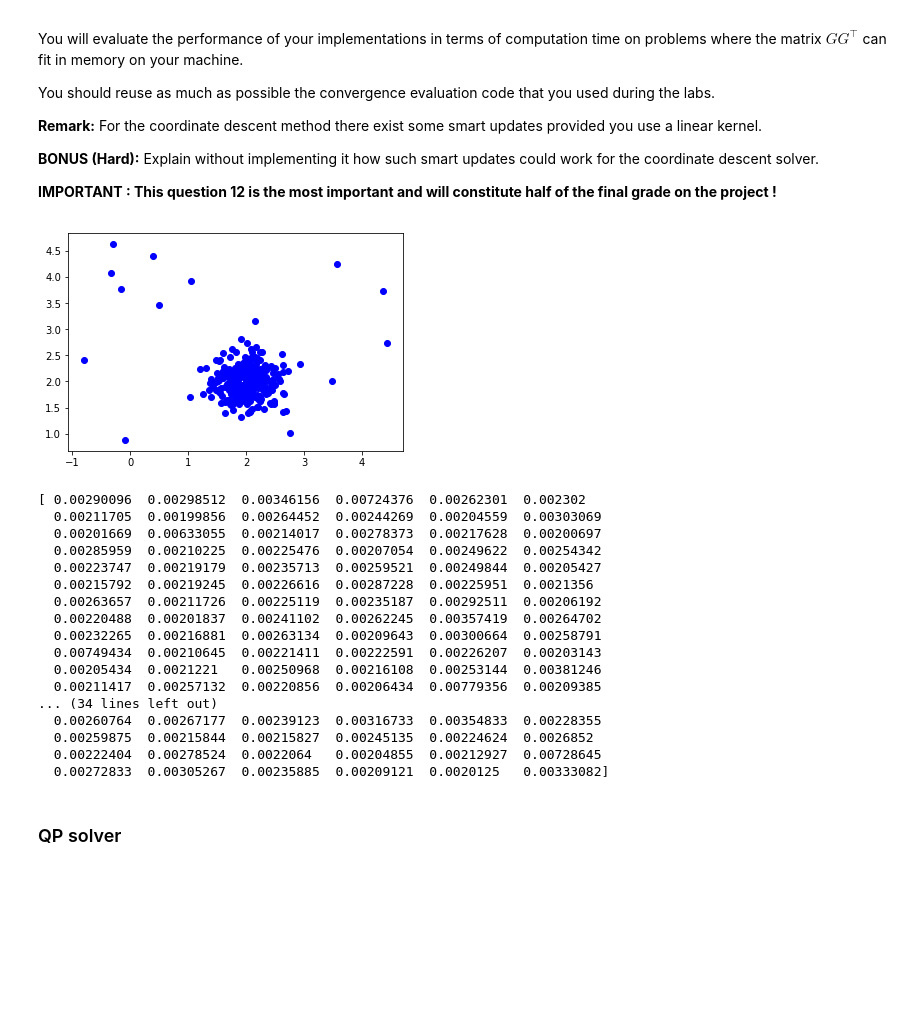
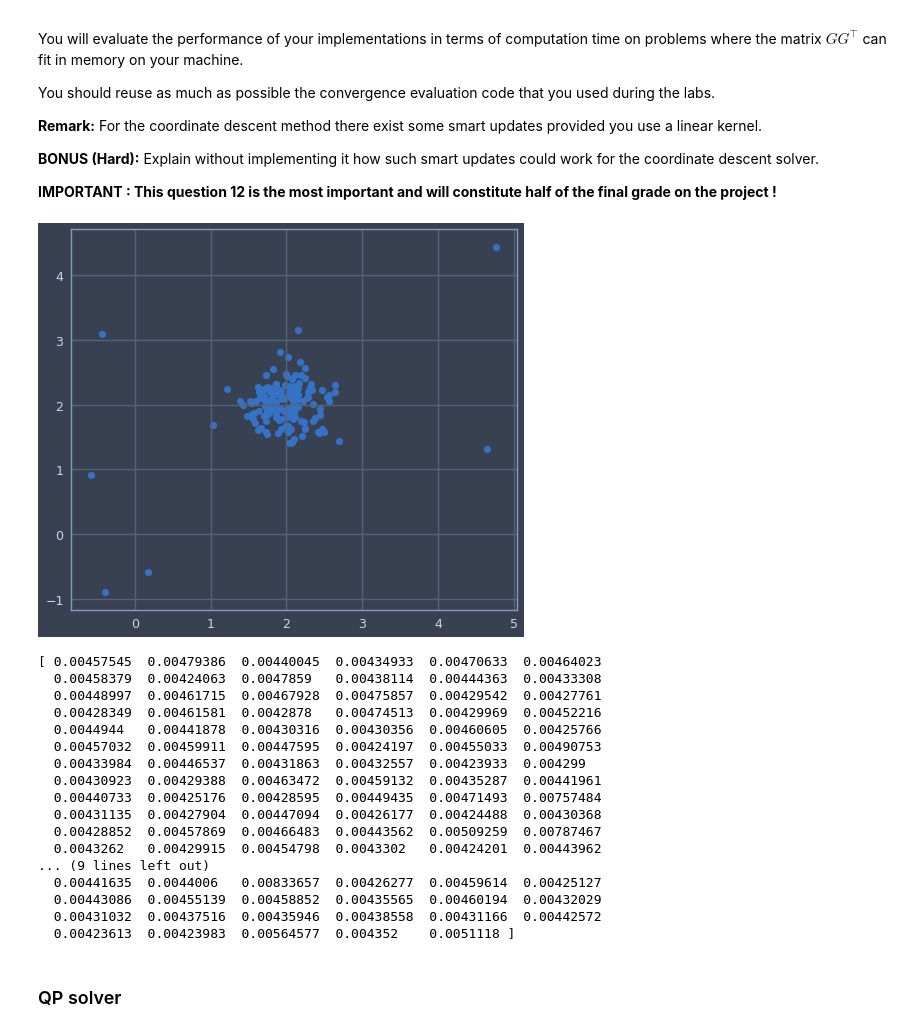
Before and after one commit to aymondebroglie/Project_Opti, a Jupyter notebook: project_m2_optim_data_science_2017_ocsvm.ipynb, the cells around one changed output. Cells and saved outputs as stored; diff of their text form; code cells hidden in the pictures; blank space fills up the shorter version.

```diff
--- a/project_m2_optim_data_science_2017_ocsvm.ipynb
+++ b/project_m2_optim_data_science_2017_ocsvm.ipynb
@@ -814,66 +812,73 @@ def inspector(loss_fun, x_real, n_iter,verbose=False):
     return inspector_cl
 # %%
 class OCSVM(object):
-    """A class for the One Class SVM problem"""
+    """A class for the One Class SVM problem."""
+
     def __init__(self, K, C):
         self.K = K
         self.n = K.shape[0]
         self.C = float(C)
 
     def grad(self, mu):
+        """Returns the gradient of the loss function."""
         return self.K.dot(mu) - 1
 
     def loss(self, mu):
+        """Returns the loss function"""
         return mu.T.dot(K).dot(mu) - np.sum(mu) + self.indicator(mu)
 
-
-    def indicator(self,mu):
-        if (np.any(mu < 0) or np.any(mu > self.C/self.n)):
+    def indicator(self, mu):
+        """Returns 0 if mu is between 0 and C/n else infinity."""
+        if (np.any(mu < 0) or np.any(mu > self.C / self.n)):
             return np.inf
         else:
             return 0
-    def grad_i(self, i, x):
-        return 0# TODO
 
-    def prox_g(self,mu):
-        return np.minimum(np.maximum(mu,0),self.C/self.n)
+    def grad_i(self, i, mu):
+        """Return the ith coordinate of the gradient"""
+        return K[i,:].dot(mu) - 1
+
+    def prox_g(self, mu):
+        """Projection on [0,C/n]."""
+        return np.minimum(np.maximum(mu, 0), self.C / self.n)
 
     def lipschitz_constant(self):
         """Return the Lipschitz constant of the gradient"""
-        return np.linalg.norm(K,2)**2
+        return np.linalg.norm(K, 2)**2
 # %%
 #Make the dataset
-X = make_blob_dataset(300)
+X = make_blob_dataset(150)
 plt.scatter(X[:, 0], X[:, 1], color='b');
 K = rbf_kernel(X,X)
 model = OCSVM(K,10)
+n_iter = 100
 # %% [output]
-[figure, old version]
+[figure, new version]
 # %%
 from scipy.optimize import fmin_l_bfgs_b
 x_init = np.zeros(model.n)
 bounds = [(0,model.C/model.n) for _ in range(model.n)]
-x_min, f_min, _ = fmin_l_bfgs_b(
+mu_true, f_min, _ = fmin_l_bfgs_b(
     model.loss, x_init, model.grad, bounds = bounds,pgtol=1e-30, factr=1e-30)
-print(f_min)
+print(mu_true)
 # %% [output]
-[ 0.00290096  0.00298512  0.00346156  0.00724376  0.00262301  0.002302
-  0.00211705  0.00199856  0.00264452  0.00244269  0.00204559  0.00303069
-  0.00201669  0.00633055  0.00214017  0.00278373  0.00217628  0.00200697
-  0.00285959  0.00210225  0.00225476  0.00207054  0.00249622  0.00254342
-  0.00223747  0.00219179  0.00235713  0.00259521  0.00249844  0.00205427
-  0.00215792  0.00219245  0.00226616  0.00287228  0.00225951  0.0021356
-  0.00263657  0.00211726  0.00225119  0.00235187  0.00292511  0.00206192
-  0.00220488  0.00201837  0.00241102  0.00262245  0.00357419  0.00264702
-  0.00232265  0.00216881  0.00263134  0.00209643  0.00300664  0.00258791
-  0.00749434  0.00210645  0.00221411  0.00222591  0.00226207  0.00203143
-  0.00205434  0.0021221   0.00250968  0.00216108  0.00253144  0.00381246
-  0.00211417  0.00257132  0.00220856  0.00206434  0.00779356  0.00209385
-... (34 lines left out)
-  0.00260764  0.00267177  0.00239123  0.00316733  0.00354833  0.00228355
-  0.00259875  0.00215844  0.00215827  0.00245135  0.00224624  0.0026852
-  0.00222404  0.00278524  0.0022064   0.00204855  0.00212927  0.00728645
-  0.00272833  0.00305267  0.00235885  0.00209121  0.0020125   0.00333082]
+[ 0.00457545  0.00479386  0.00440045  0.00434933  0.00470633  0.00464023
+  0.00458379  0.00424063  0.0047859   0.00438114  0.00444363  0.00433308
+  0.00448997  0.00461715  0.00467928  0.00475857  0.00429542  0.00427761
+  0.00428349  0.00461581  0.0042878   0.00474513  0.00429969  0.00452216
+  0.0044944   0.00441878  0.00430316  0.00430356  0.00460605  0.00425766
+  0.00457032  0.00459911  0.00447595  0.00424197  0.00455033  0.00490753
+  0.00433984  0.00446537  0.00431863  0.00432557  0.00423933  0.004299
+  0.00430923  0.00429388  0.00463472  0.00459132  0.00435287  0.00441961
+  0.00440733  0.00425176  0.00428595  0.00449435  0.00471493  0.00757484
+  0.00431135  0.00427904  0.00447094  0.00426177  0.00424488  0.00430368
+  0.00428852  0.00457869  0.00466483  0.00443562  0.00509259  0.00787467
+  0.0043262   0.00429915  0.00454798  0.0043302   0.00424201  0.00443962
+... (9 lines left out)
+  0.00441635  0.0044006   0.00833657  0.00426277  0.00459614  0.00425127
+  0.00443086  0.00455139  0.00458852  0.00435565  0.00460194  0.00432029
+  0.00431032  0.00437516  0.00435946  0.00438558  0.00431166  0.00442572
+  0.00423613  0.00423983  0.00564577  0.004352    0.0051118 ]
 # %% [markdown]
 ### QP solver
 # %%
```
Also changed, not shown: parts of 26 cells of this notebook.
